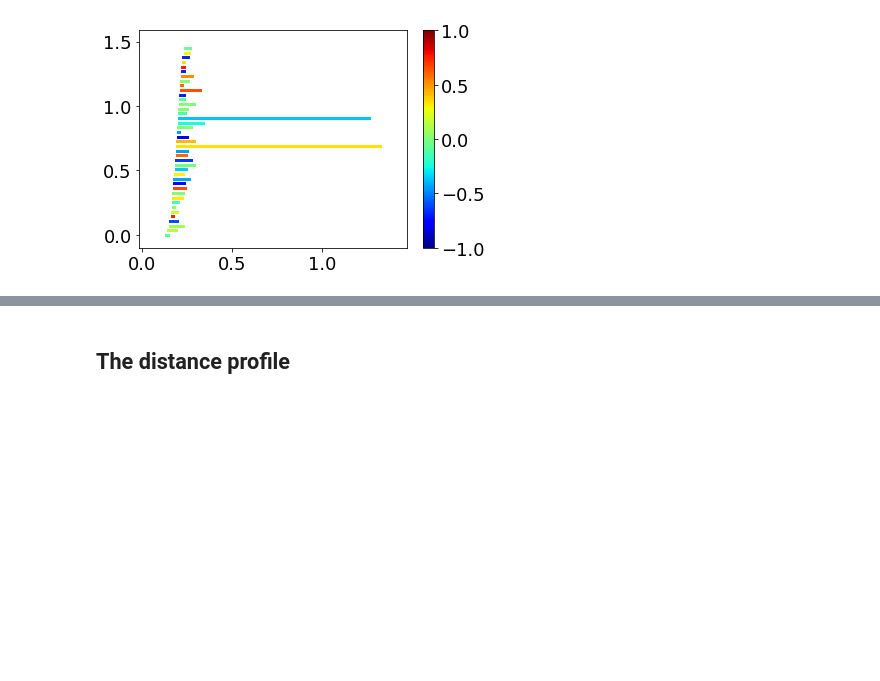
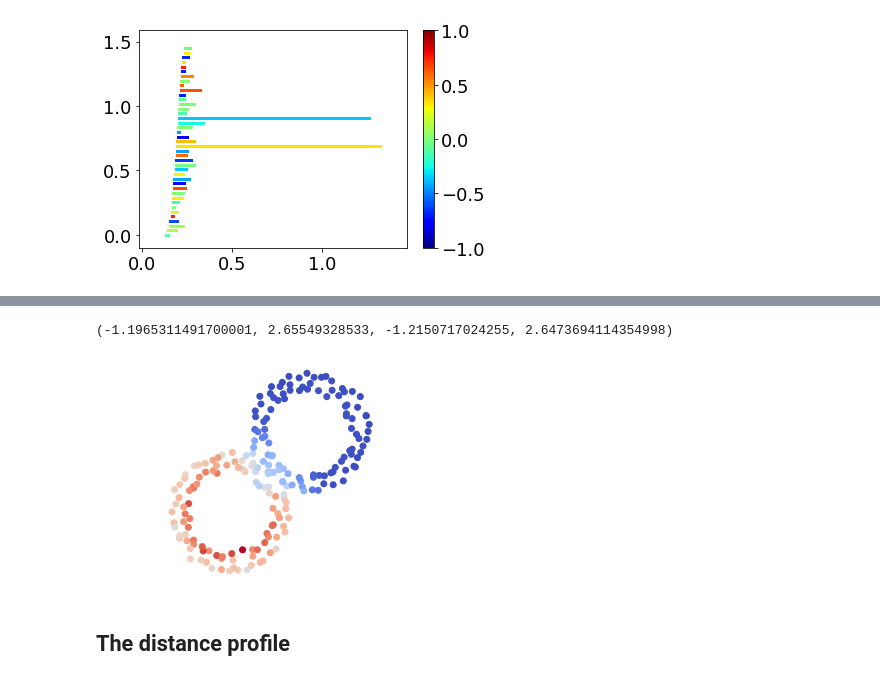
Before and after one commit to zcang/EnrichedBarcode, a Jupyter notebook: examples/examples.ipynb, the cells around one changed output, grey strips where cells are left out. Saved outputs shown, nothing was run; the diff lists cells and outputs as text; code cells hidden in the pictures; blank space fills up the shorter version.

```diff
--- a/examples/examples.ipynb
+++ b/examples/examples.ipynb
@@ -106,3 +107,9 @@ for i in range(len(smoothed_cocycles)):
+# %%
+plt.scatter(X[:,0], X[:,1], c=pt_weights, cmap="coolwarm")
+plt.axis("equal"); plt.axis("off")
+# %% [output]
+(-1.1965311491700001, 2.65549328533, -1.2150717024255, 2.6473694114354998)
+[figure, added]
 # %% [markdown]
 ## The distance profile
 # %%
```
Also changed, not shown: parts of 2 cells of this notebook, 1 other file.
